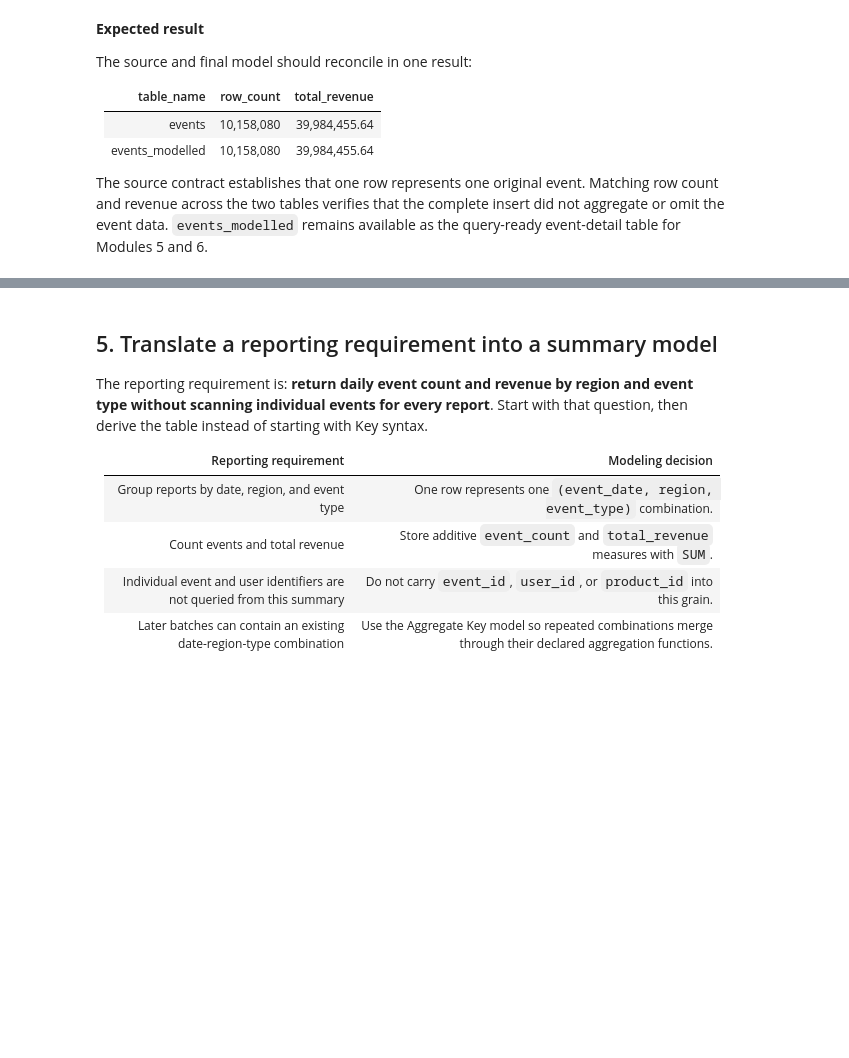
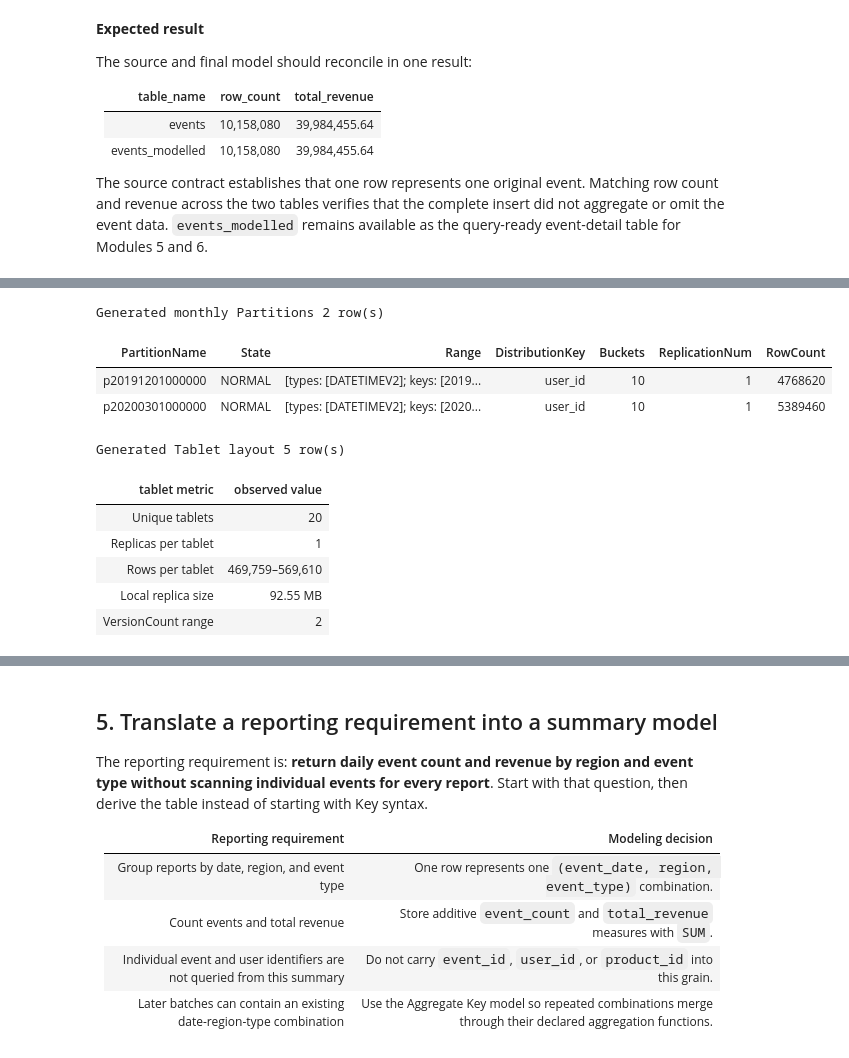
Before and after one commit to Ragnaroos/doris-courses, a Jupyter notebook: doris-course/01-real-time-analytics/level2/module04-modeling/lab4_model_data.ipynb, the cells around one changed output, grey strips where cells are left out. Drawn from its saved outputs; the diff is of its cells as text; code cells hidden in the pictures; blank space fills up the shorter version.

```diff
--- a/doris-course/01-real-time-analytics/level2/module04-modeling/lab4_model_data.ipynb
+++ b/doris-course/01-real-time-analytics/level2/module04-modeling/lab4_model_data.ipynb
@@ -315,0 +377,27 @@ The source contract establishes that one row represents one original event. Matc
+# %%
+lab.sql(
+    "SHOW PARTITIONS FROM events_modelled ORDER BY PartitionName",
+    title="Generated monthly Partitions",
+    columns=[
+        "PartitionName", "State", "Range", "DistributionKey",
+        "Buckets", "ReplicationNum", "RowCount",
+    ],
+)
+
+lab.sql(
+    "SHOW TABLETS FROM events_modelled",
+    title="Generated Tablet layout",
+    metadata_view="tablets",
+);
+# %% [output]
+Generated monthly Partitions 2 row(s)
+| PartitionName | State | Range | DistributionKey | Buckets | ReplicationNum | RowCount |
+| p20191201000000 | NORMAL | [types: [DATETIMEV2]; keys: [2019... | user_id | 10 | 1 | 4768620 |
+| p20200301000000 | NORMAL | [types: [DATETIMEV2]; keys: [2020... | user_id | 10 | 1 | 5389460 |
+Generated Tablet layout 5 row(s)
+| tablet metric | observed value |
+| Unique tablets | 20 |
+| Replicas per tablet | 1 |
+| Rows per tablet | 469,759–569,610 |
+| Local replica size | 92.55 MB |
+| VersionCount range | 2 |
```
Also changed, not shown: parts of 12 cells of this notebook, 8 other files.
